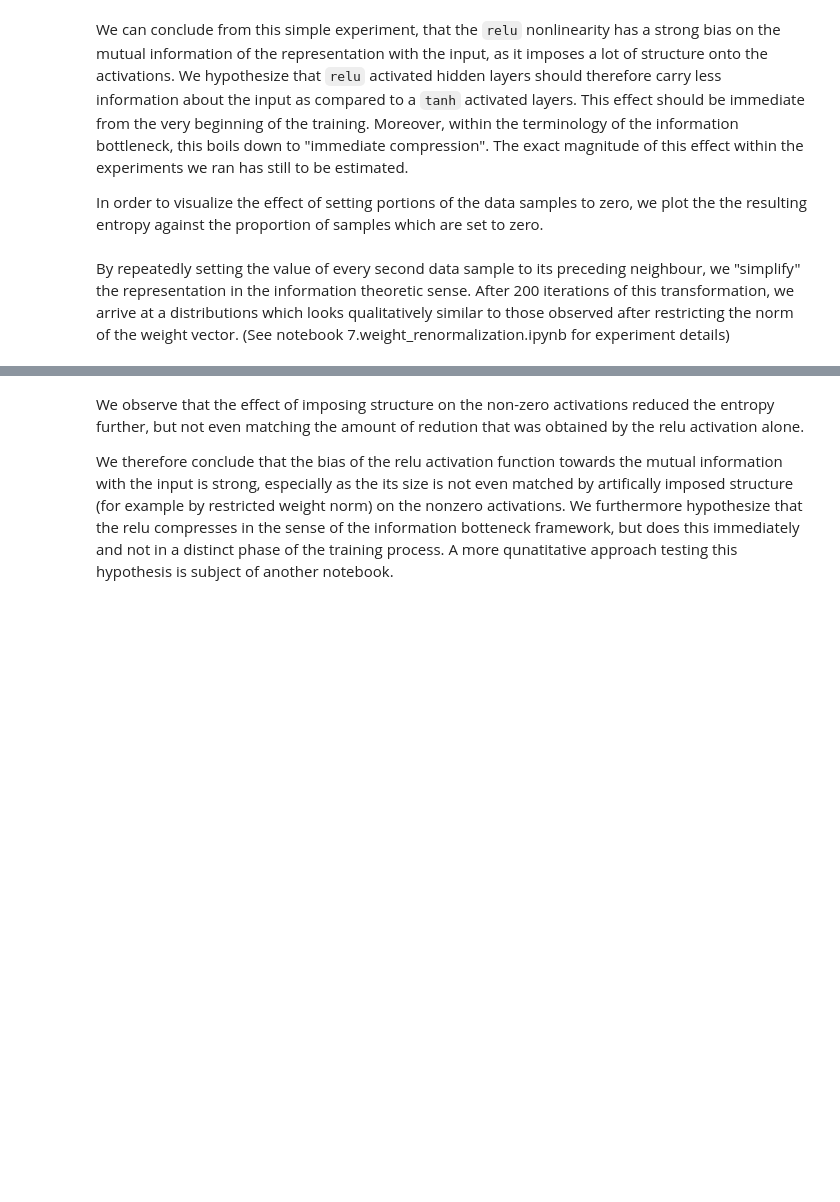
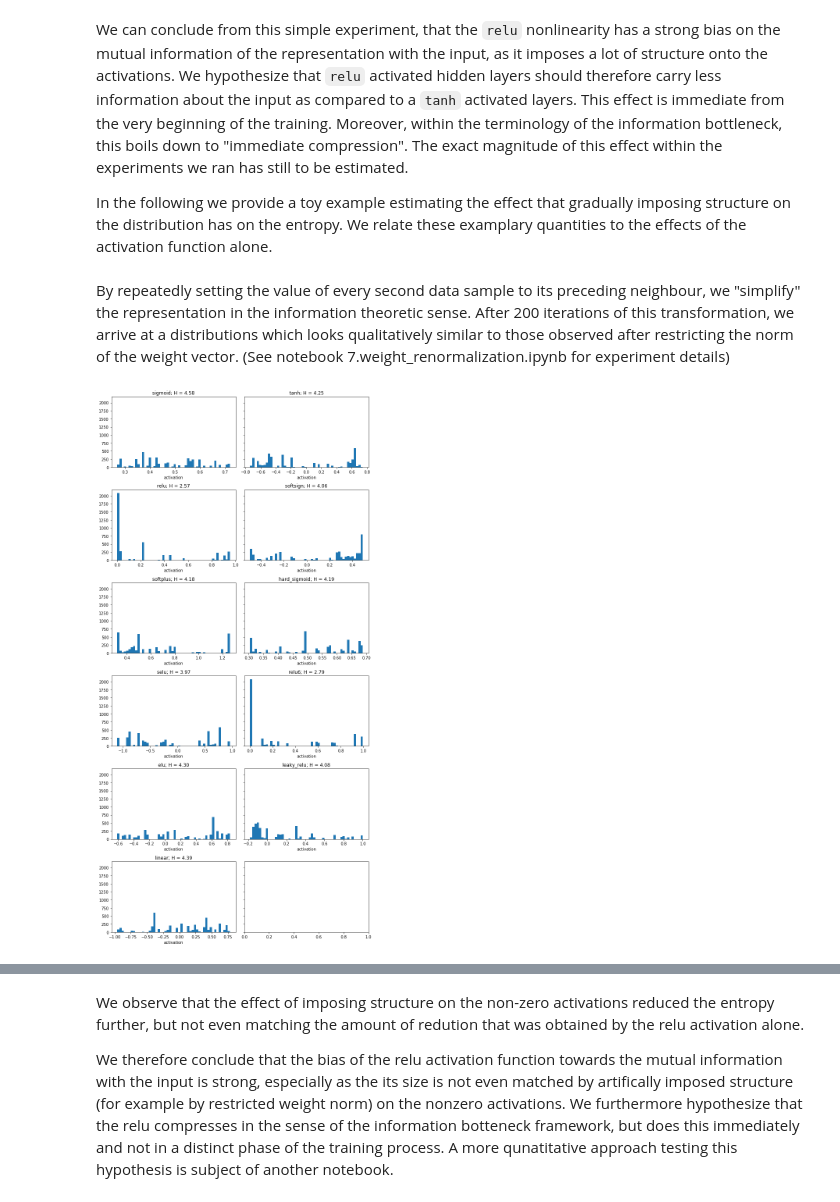
Before and after one commit to neuroinfo-os/deep-bottleneck, a Jupyter notebook: docs/experiments/9.analyze_entropy.ipynb, the cells around one changed output, grey strips where cells are left out. Saved outputs shown, nothing was run; the diff lists cells and outputs as text; code cells hidden in the pictures; blank space fills up the shorter version.

```diff
--- a/docs/experiments/9.analyze_entropy.ipynb
+++ b/docs/experiments/9.analyze_entropy.ipynb
@@ -97,4 +96,4 @@ plt.show()
 # %% [markdown]
-We can conclude from this simple experiment, that the `relu` nonlinearity has a strong bias on the mutual information of the representation with the input, as it imposes a lot of structure onto the activations. We hypothesize that `relu` activated hidden layers should therefore carry less information about the input as compared to a `tanh` activated layers. This effect should be immediate from the very beginning of the training. Moreover, within the terminology of the information bottleneck, this boils down to "immediate compression". The exact magnitude of this effect within the experiments we ran has still to be estimated.
+We can conclude from this simple experiment, that the `relu` nonlinearity has a strong bias on the mutual information of the representation with the input, as it imposes a lot of structure onto the activations. We hypothesize that `relu` activated hidden layers should therefore carry less information about the input as compared to a `tanh` activated layers. This effect is immediate from the very beginning of the training. Moreover, within the terminology of the information bottleneck, this boils down to "immediate compression". The exact magnitude of this effect within the experiments we ran has still to be estimated.
 
-In order to visualize the effect of setting portions of the data samples to zero, we plot the the resulting entropy against the proportion of samples which are set to zero.
+In the following we provide a toy example estimating the effect that gradually imposing structure on the distribution has on the entropy. We relate these examplary quantities to the effects of the activation function alone.
@@ -142,0 +118,21 @@ plt.show()
+# %%
+fig, ax = plt.subplots(nrows=6, ncols=2, figsize=(10, 20), sharey=True)
+ax = ax.flat
+entropies_transformed = {}
+for ax_idx, (activation_function, activities) in enumerate(outputs.items()):
+    min_activity = activities.min()
+    max_activity = activities.max()
+
+    bins = np.linspace(min_activity, max_activity, 50)
+    transformed_activities = _copy_neighbour(activities, 200)
+    digitized, _ = np.histogram(transformed_activities, bins=bins)
+
+
+    entropies_transformed[activation_function] = stats.entropy(digitized, base=2)
+
+    ax[ax_idx].hist(transformed_activities,  bins=50)
+    ax[ax_idx].set(title=f'{activation_function}; H = {entropies_transformed[activation_function]:.2f}', xlabel='activation')
+plt.tight_layout()
+plt.show()
+# %% [output]
+[figure, added]
```
Also changed, not shown: parts of 17 cells of this notebook.
